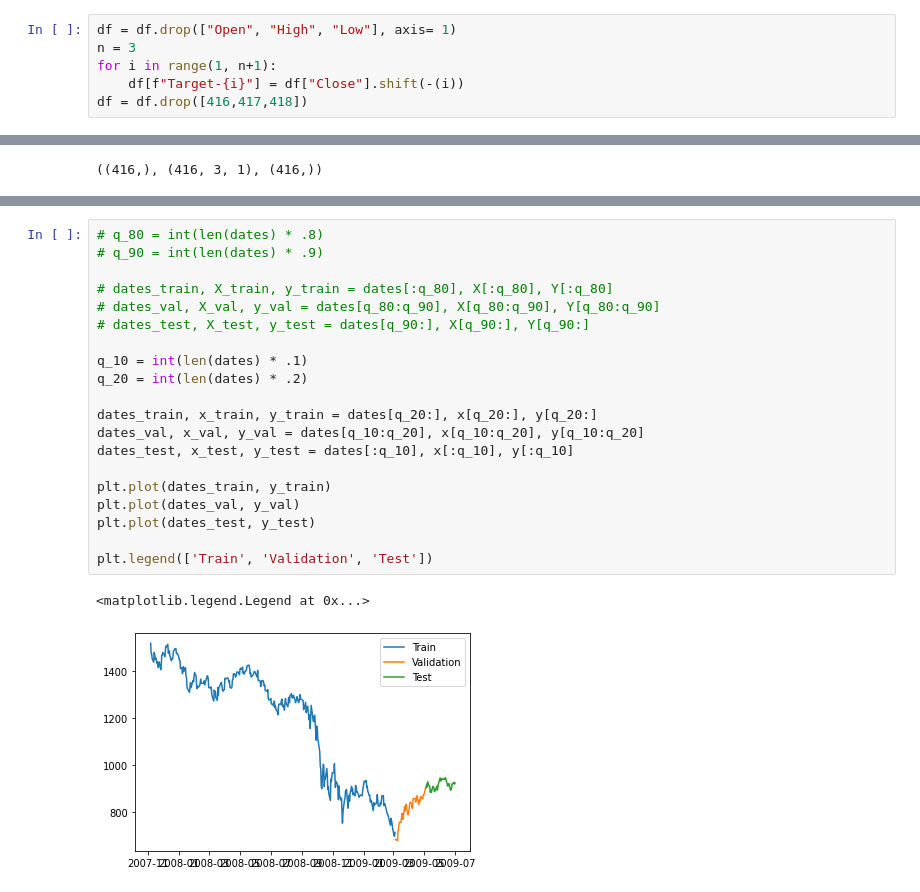
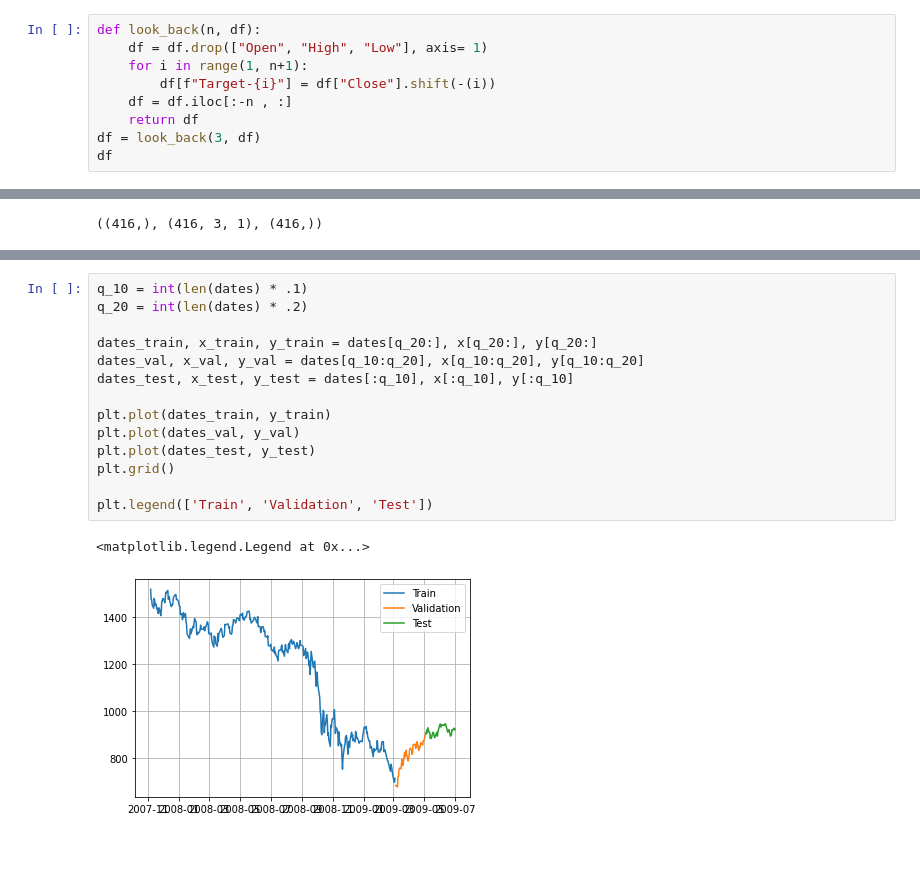
Before and after one commit to harrywiner/stockmarket-analysis, a Jupyter notebook: exploration.ipynb, the cells around one changed output, grey strips where cells are left out. Drawn from its saved outputs; the diff is of its cells as text; blank space fills up the shorter version.

```diff
--- a/exploration.ipynb
+++ b/exploration.ipynb
@@ -91,6 +43,9 @@ df["Date"] = df["Date"].apply(str_to_datetime)
 # %%
-df = df.drop(["Open", "High", "Low"], axis= 1)
-n = 3
-for i in range(1, n+1):
-    df[f"Target-{i}"] = df["Close"].shift(-(i))
-df = df.drop([416,417,418])
+def look_back(n, df):
+    df = df.drop(["Open", "High", "Low"], axis= 1)
+    for i in range(1, n+1):
+        df[f"Target-{i}"] = df["Close"].shift(-(i))
+    df = df.iloc[:-n , :]
+    return df
+df = look_back(3, df)
+df
@@ -130,23 +97,17 @@ dates.shape, x.shape, y.shape
 # %%
-# q_80 = int(len(dates) * .8)
-# q_90 = int(len(dates) * .9)
-
-# dates_train, X_train, y_train = dates[:q_80], X[:q_80], Y[:q_80]
-# dates_val, X_val, y_val = dates[q_80:q_90], X[q_80:q_90], Y[q_80:q_90]
-# dates_test, X_test, y_test = dates[q_90:], X[q_90:], Y[q_90:]
-
 q_10 = int(len(dates) * .1)
 q_20 = int(len(dates) * .2)
 
 dates_train, x_train, y_train = dates[q_20:], x[q_20:], y[q_20:]
 dates_val, x_val, y_val = dates[q_10:q_20], x[q_10:q_20], y[q_10:q_20]
 dates_test, x_test, y_test = dates[:q_10], x[:q_10], y[:q_10]
 
 plt.plot(dates_train, y_train)
 plt.plot(dates_val, y_val)
 plt.plot(dates_test, y_test)
+plt.grid()
 
 plt.legend(['Train', 'Validation', 'Test'])
 # %% [output]
 <matplotlib.legend.Legend at 0x...>
-[figure, old version]
+[figure, new version]
```
Also changed, not shown: parts of 12 cells of this notebook, 2 other files.
